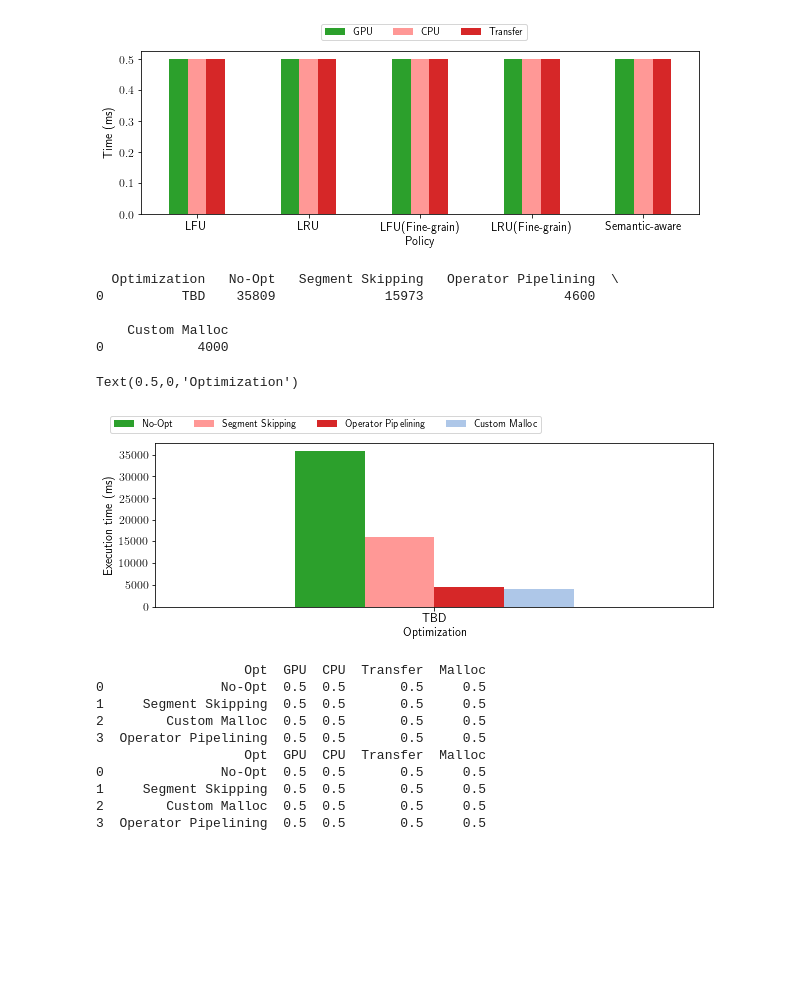
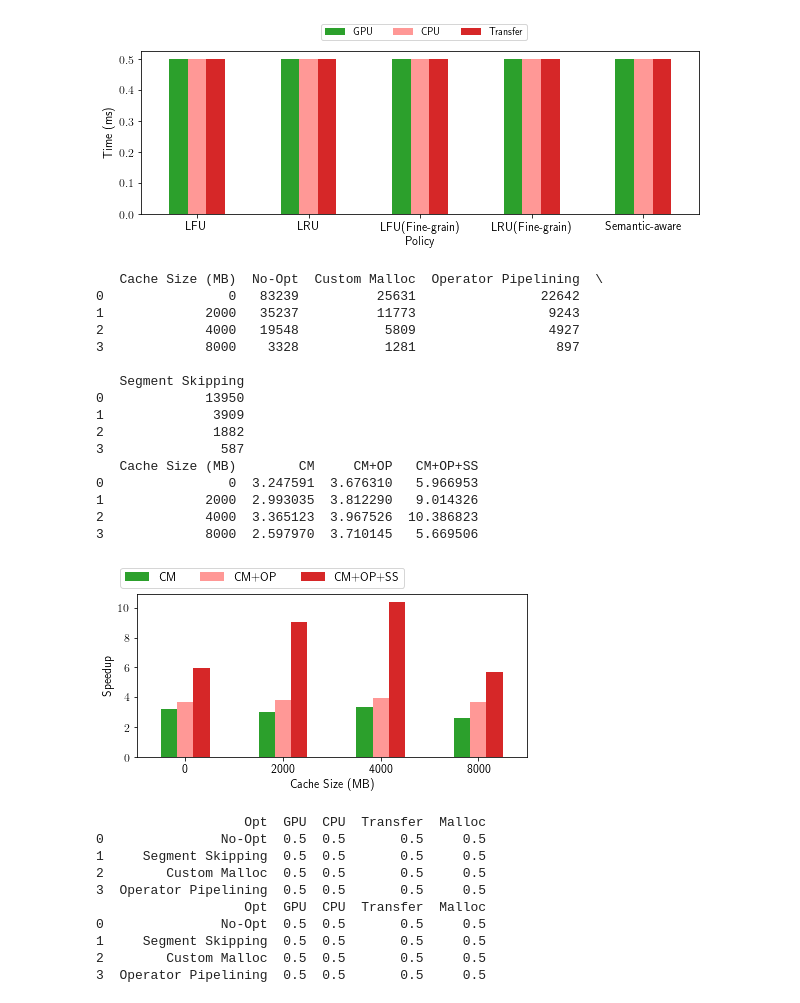
Before and after one commit to bwyogatama/Mordred-Deprecated, a Jupyter notebook: final.ipynb, the cells around one changed output. Drawn from its saved outputs; the diff is of its cells as text; code cells hidden in the pictures; blank space fills up the shorter version.

```diff
--- a/final.ipynb
+++ b/final.ipynb
@@ -1474,8 +1665,6 @@ Q43, 9.3, 59.3, 95, 230
 
 df = pd.read_csv(io.StringIO(data))
 
-print(df)
-
 df = df[['Queries','CoGaDB','OmniSci', 'Crystal-CPU', 'TBD']]
 
 df2 = df.mean(axis = 0)
@@ -1489,10 +1678,12 @@ print(df)
 
 my_colors = list(islice(cycle([tableau20[10], tableau20[7], tableau20[6], tableau20[4], tableau20[1], tableau20[2], 'k']), None, len(df)))
 
+plt.rcParams['font.size'] = 12.0
 plt.rcParams["figure.figsize"] = (18,3)
 fig, ax = plt.subplots()
 ax.set_yscale('log')
 df.set_index('Queries').plot(kind='bar', ax = ax, rot=0, color=my_colors, fontsize=12).legend(ncol=4, bbox_to_anchor=(0.7, 1.2))
 ax.set_ylabel("Execution time (ms)", fontsize=12)
 ax.set_xlabel("Queries", fontsize=12)
+plt.savefig('endtoend40.pdf', bbox_inches='tight')
 # %% [output]
@@ -1555,12 +1745,14 @@ print(df)
 
 my_colors = list(islice(cycle([tableau20[10], tableau20[7], tableau20[6], tableau20[4], tableau20[1], tableau20[2], 'k']), None, len(df)))
 
+plt.rcParams['font.size'] = 12.0
 plt.rcParams["figure.figsize"] = (18,3)
 fig, ax = plt.subplots()
 ax.set_yscale('log')
 df.set_index('Queries').plot(kind='bar', ax = ax, rot=0, color=my_colors, fontsize=12).legend(ncol=4, bbox_to_anchor=(0.7, 1.2))
 ax.set_ylabel("Execution time (ms)", fontsize=12)
 ax.set_xlabel("Queries", fontsize=12)
+plt.savefig('endtoend160.pdf', bbox_inches='tight')
 # %% [output]
    Queries     TBD  Crystal-CPU  OmniSci(CPU)  CoGaDB  OmniSci
 0      Q11  103.00       104.00           613    4822     1616
@@ -1629,37 +1820,64 @@ Text(0.5,0,'Policy')
 # %%
 import json
 import io
 
 data = {}
 
 
-data = """Optimization, No-Opt, Segment Skipping, Operator Pipelining, Custom Malloc
-TBD, 35809, 15973, 11694, 4587
-"""
+# data = """Optimization, No-Opt, Segment Skipping, Operator Pipelining, Custom Malloc
+# TBD, 35809, 15973, 11694, 4587
+# """
 
-data = """Optimization, No-Opt, Segment Skipping, Operator Pipelining, Custom Malloc
-TBD, 35809, 15973, 4600, 4000
+# data = """Optimization, No-Opt, Segment Skipping, Operator Pipelining, Custom Malloc
+# TBD, 35809, 15973, 4600, 4000
+# """
+
+data = """Cache Size (MB),No-Opt,Custom Malloc,Operator Pipelining,Segment Skipping
+0, 83239, 25631, 22642, 13950
+2000, 35237, 11773, 9243, 3909
+4000, 19548, 5809, 4927, 1882
+8000, 3328, 1281, 897, 587
 """
 
 df = pd.read_csv(io.StringIO(data))
 
 print(df)
 
+df["CM"] = df["No-Opt"].div(df["Custom Malloc"].values)
+df["CM+OP"] = df["No-Opt"].div(df["Operator Pipelining"].values)
+df["CM+OP+SS"] = df["No-Opt"].div(df["Segment Skipping"].values)
+
+df = df[["Cache Size (MB)", "CM", "CM+OP", "CM+OP+SS"]]
+
+print(df)
+
 my_colors = list(islice(cycle([tableau20[4], tableau20[7], tableau20[6], tableau20[1], tableau20[9], tableau20[2], 'k']), None, 5))
 
-plt.rcParams["figure.figsize"] = (10,3)
+plt.rcParams['font.size'] = 12.0
+plt.rcParams["figure.figsize"] = (7,3)
 fig, ax = plt.subplots()
-df.set_index('Optimization').plot(kind='bar', ax = ax, rot=0, color=my_colors, fontsize=12).legend(ncol=5, bbox_to_anchor=(0.7, 1.2))
-ax.set_ylabel("Execution time (ms)", fontsize=12)
-ax.set_xlabel("Optimization", fontsize=12)
+df.set_index('Cache Size (MB)').plot(kind='bar', ax = ax, rot=0, color=my_colors, fontsize=12).legend(ncol=5, bbox_to_anchor=(0.7, 1.2))
+ax.set_ylabel("Speedup", fontsize=12)
+# ax.set_xlabel("Optimization", fontsize=12)
+plt.savefig('perfoptim.pdf', bbox_inches='tight')
 # %% [output]
-  Optimization   No-Opt   Segment Skipping   Operator Pipelining  \
-0          TBD    35809              15973                  4600
+   Cache Size (MB)  No-Opt  Custom Malloc  Operator Pipelining  \
+0                0   83239          25631                22642
+1             2000   35237          11773                 9243
+2             4000   19548           5809                 4927
+3             8000    3328           1281                  897
 
-    Custom Malloc
-0            4000
+   Segment Skipping
+0             13950
+1              3909
+2              1882
+3               587
+   Cache Size (MB)        CM     CM+OP   CM+OP+SS
+0                0  3.247591  3.676310   5.966953
+1             2000  2.993035  3.812290   9.014326
+2             4000  3.365123  3.967526  10.386823
+3             8000  2.597970  3.710145   5.669506
-Text(0.5,0,'Optimization')
-[figure, old version]
+[figure, new version]
 # %%
 import json
 import io
```
Also changed, not shown: parts of 11 cells of this notebook, 30 other files.
